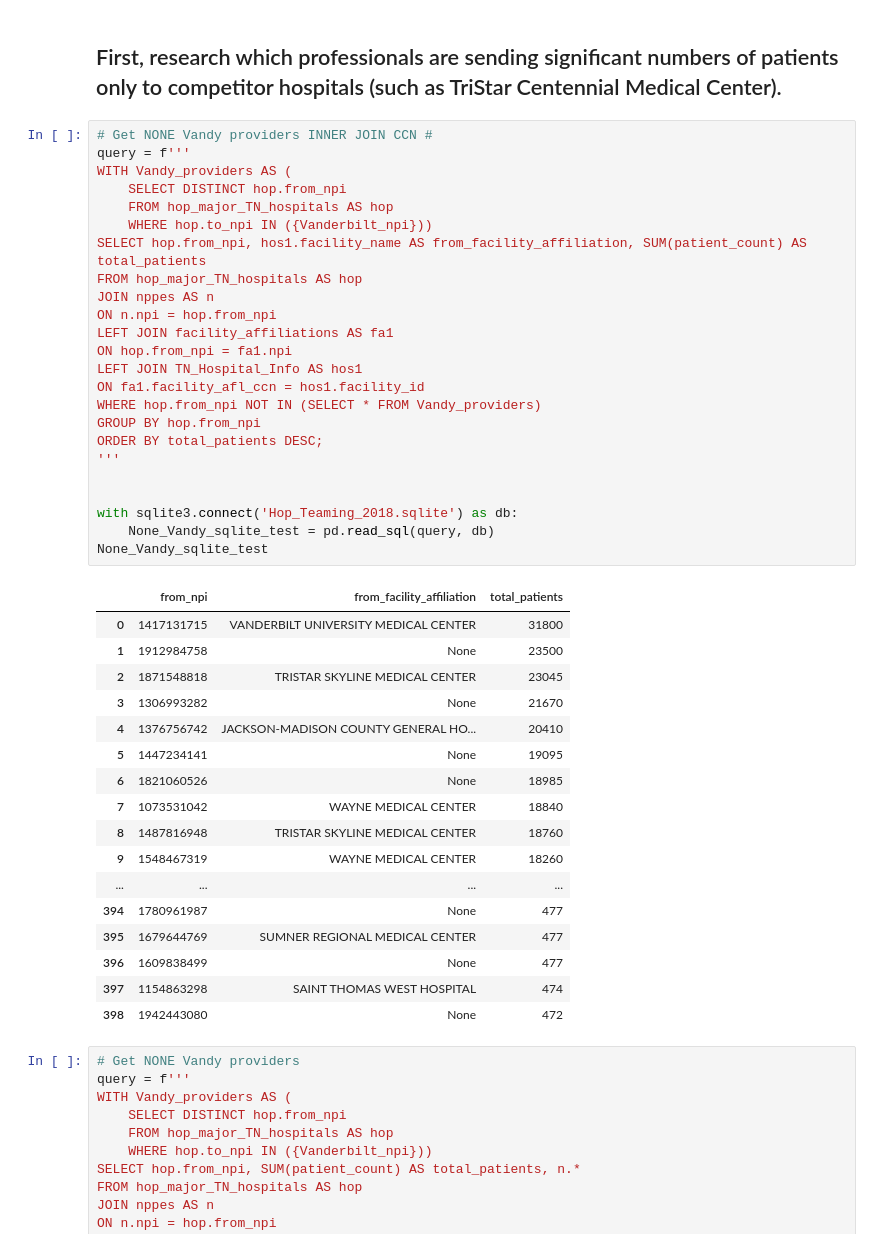
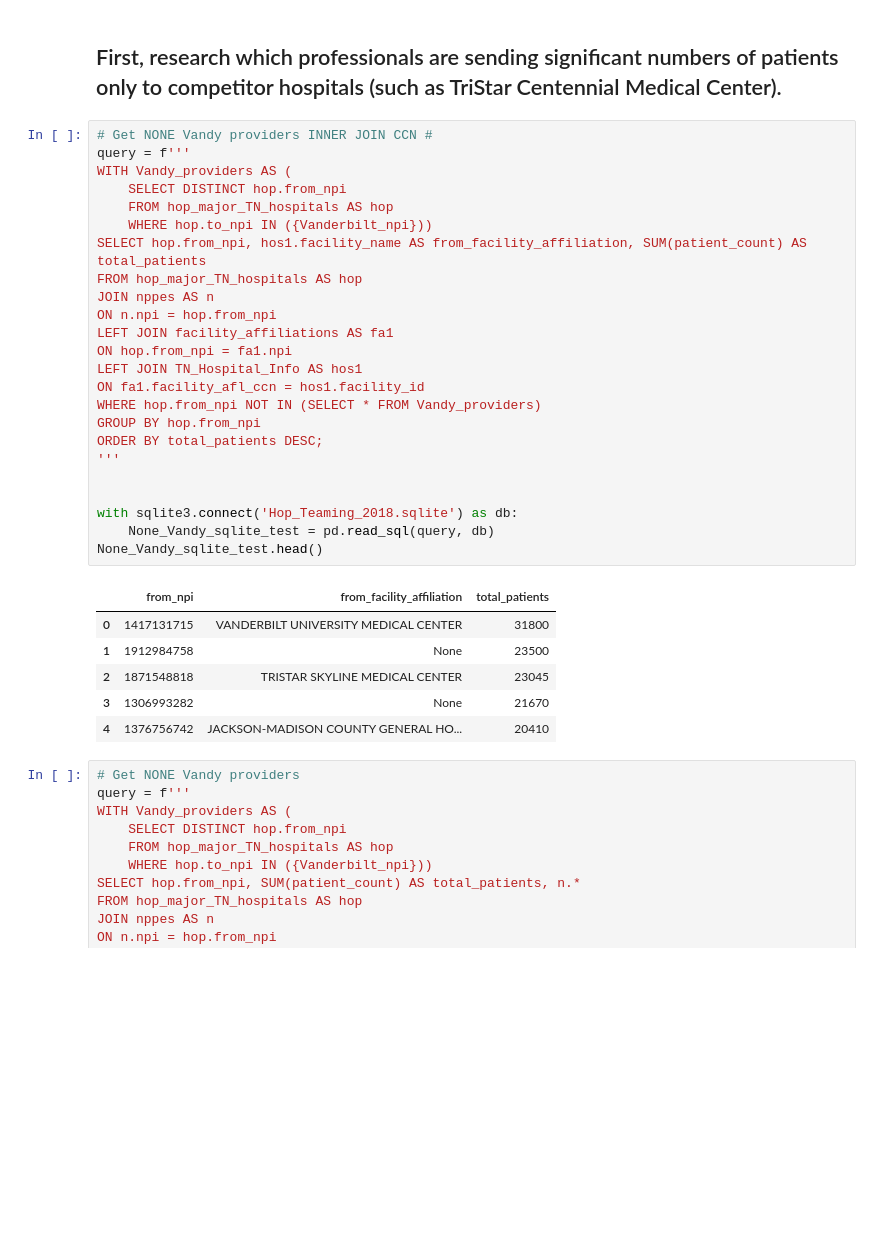
Before and after one commit to tomoumer/hop_team-the-hindenburgs, a Jupyter notebook: Recs_for_Vandy2.ipynb, the cells around one changed output. Saved outputs shown, nothing was run; the diff lists cells and outputs as text; blank space fills up the shorter version.

```diff
--- a/Recs_for_Vandy2.ipynb
+++ b/Recs_for_Vandy2.ipynb
@@ -68,45 +68,34 @@ Vanderbilt_npi
 # %%
 # Get NONE Vandy providers INNER JOIN CCN #
 query = f'''
 WITH Vandy_providers AS (
     SELECT DISTINCT hop.from_npi
     FROM hop_major_TN_hospitals AS hop
     WHERE hop.to_npi IN ({Vanderbilt_npi}))
 SELECT hop.from_npi, hos1.facility_name AS from_facility_affiliation, SUM(patient_count) AS total_patients
 FROM hop_major_TN_hospitals AS hop
 JOIN nppes AS n
 ON n.npi = hop.from_npi
 LEFT JOIN facility_affiliations AS fa1
 ON hop.from_npi = fa1.npi
 LEFT JOIN TN_Hospital_Info AS hos1
 ON fa1.facility_afl_ccn = hos1.facility_id
 WHERE hop.from_npi NOT IN (SELECT * FROM Vandy_providers)
 GROUP BY hop.from_npi
 ORDER BY total_patients DESC;
 '''
 
 
 with sqlite3.connect('Hop_Teaming_2018.sqlite') as db:
     None_Vandy_sqlite_test = pd.read_sql(query, db)
-None_Vandy_sqlite_test
+None_Vandy_sqlite_test.head()
 # %% [output]
 |  | from_npi | from_facility_affiliation | total_patients |
 | 0 | 1417131715 | VANDERBILT UNIVERSITY MEDICAL CENTER | 31800 |
 | 1 | 1912984758 | None | 23500 |
 | 2 | 1871548818 | TRISTAR SKYLINE MEDICAL CENTER | 23045 |
 | 3 | 1306993282 | None | 21670 |
 | 4 | 1376756742 | JACKSON-MADISON COUNTY GENERAL HO... | 20410 |
-| 5 | 1447234141 | None | 19095 |
-| 6 | 1821060526 | None | 18985 |
-| 7 | 1073531042 | WAYNE MEDICAL CENTER | 18840 |
-| 8 | 1487816948 | TRISTAR SKYLINE MEDICAL CENTER | 18760 |
-| 9 | 1548467319 | WAYNE MEDICAL CENTER | 18260 |
-| ... | ... | ... | ... |
-| 394 | 1780961987 | None | 477 |
-| 395 | 1679644769 | SUMNER REGIONAL MEDICAL CENTER | 477 |
-| 396 | 1609838499 | None | 477 |
-| 397 | 1154863298 | SAINT THOMAS WEST HOSPITAL | 474 |
-| 398 | 1942443080 | None | 472 |
 # %%
 # Get NONE Vandy providers
 query = f'''
```
Also changed, not shown: parts of 4 cells of this notebook.
